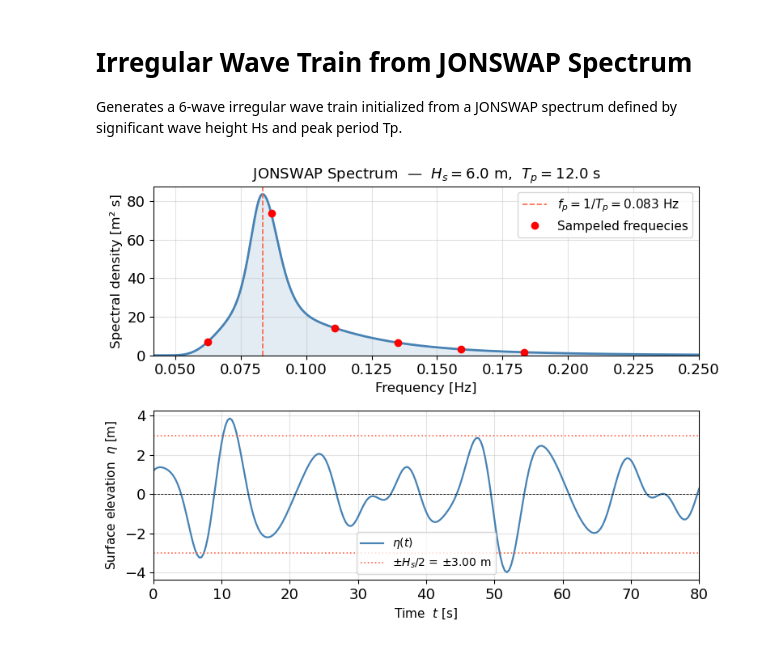
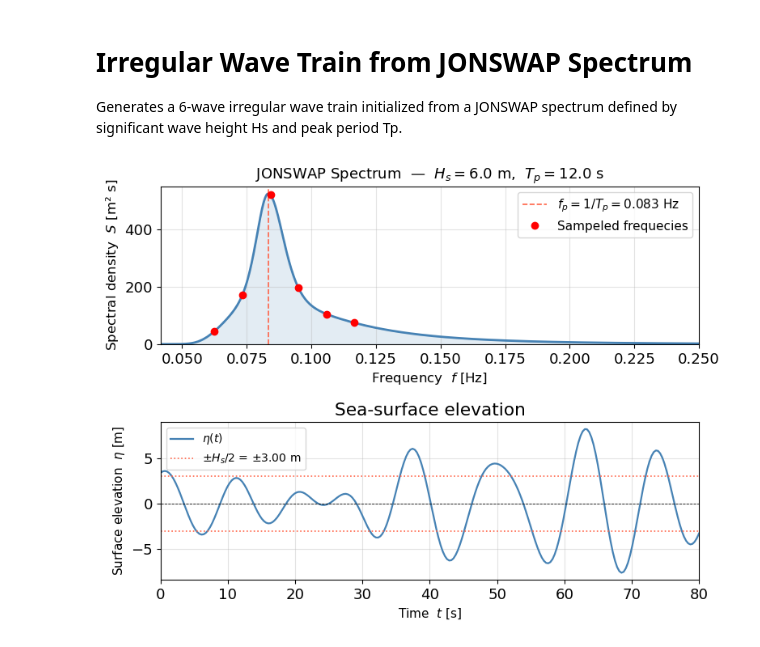
Before and after one commit to JulianEngel1999/FSI_Assignment_2, a Jupyter notebook: wave_analysis.ipynb, the cells around one changed output. Saved outputs shown, nothing was run; the diff lists cells and outputs as text; code cells hidden in the pictures.

Commit message:
irregular wave completed

```diff
--- a/wave_analysis.ipynb
+++ b/wave_analysis.ipynb
@@ -16,15 +17,15 @@ fp = 1/Tp
 # %%
-# Jonswap specturm
 def jonswap(f, Hs, Tp, gamma=3.3):
     """
     JONSWAP wave spectrum E(f) [m² s].
     """
     fp = 1.0 / Tp
     alpha = 0.0624 / (0.230 + 0.0336*gamma - 0.185*(1.9 + gamma)**-1)
-    sigma = np.where(f <= fp, 0.07, 0.09)
-    r = np.exp(-0.5 * ((f - fp) / (sigma * fp))**2)
-    S = (alpha * Hs**2 * fp**4 * f**-5
-         * np.exp(-1.25 * (fp / f)**4)
+    tau = np.where(f <= fp, 0.07, 0.09)
+    r = np.exp(-(f - fp)**2 / (2* tau**2 * fp**2))
+    S = (2*np.pi * alpha * Hs**2
+         * (f**(-5) / fp**(-4))
+         * np.exp(-5/4 * (f/fp)**(-4))
          * gamma**r)
     return S
 
@@ -38,8 +39,8 @@ ax1 = axes[0]
 ax1.plot(f_plot, S_plot, color="steelblue", lw=2)
 ax1.axvline(fp, color="tomato", lw=1.2, ls="--", label=f"$f_p = 1/T_p = {fp:.3f}$ Hz")
 ax1.fill_between(f_plot, S_plot, alpha=0.15, color="steelblue")
-ax1.set_xlabel("Frequency [Hz]", fontsize=12)
-ax1.set_ylabel("Spectral density [m² s]", fontsize=12)
+ax1.set_xlabel("Frequency  $f$ [Hz]", fontsize=12)
+ax1.set_ylabel("Spectral density  $S$ [m² s]", fontsize=12)
 ax1.set_title(f"JONSWAP Spectrum  —  $H_s = {Hs}$ m,  $T_p = {Tp}$ s", fontsize=13)
 ax1.set_xlim(f_plot[0], f_plot[-1])
 ax1.set_ylim(bottom=0)
@@ -47,8 +48,8 @@ ax1.grid(True, alpha=0.35)
 
 # Sampleing frequecies
 N = 6
-freqs_samp = np.linspace(0.75 * fp, 2.2 * fp, N)
-omegas = 2 * np.pi * freqs_samp
+freqs_samp = np.linspace(0.75 * fp, 1.4 * fp, N)
+omegas_samp = 2 * np.pi * freqs_samp
 df = freqs_samp[1] - freqs_samp[0]
 S_samp = jonswap(freqs_samp, Hs, Tp)
 
@@ -56,34 +57,35 @@ ax1.plot(freqs_samp, S_samp, 'ro', label='Sampeled frequecies')
 ax1.legend(fontsize=11)
 
 # Time series
 T_max = 1.0 / freqs_samp[0]                    # Longest wave period [s]
 t_end = 5 * T_max
-dt = T_max / 50                           # ≥50 points per longest wave
+dt = T_max / 50                                # ≥50 points per longest wave
 t = np.arange(0, t_end + dt, dt)
 
 # Regular waves
 amplitudes = amplitudes = np.sqrt(2 * S_samp * df)
-np.random.seed(42)
+np.random.seed(6)
 phases = np.random.uniform(0, 2 * np.pi, N)
 
 # Sea-surface elevation
 eta = np.zeros_like(t)
-for A, omega, phi in zip(amplitudes, omegas, phases):
+for A, omega, phi in zip(amplitudes, omegas_samp, phases):
     eta += A * np.cos(omega * t + phi)
 
 ax2 = axes[1]
 ax2.plot(t, eta, color="steelblue", lw=1.6, label=r"$\eta(t)$")
 ax2.axhline(0, color="k", lw=0.6, ls="--")
 ax2.axhline( Hs / 2,  color="tomato",  lw=1.2, ls=":", label=f"±$H_s$/2 = ±{Hs/2:.2f} m")
 ax2.axhline(-Hs / 2,  color="tomato",  lw=1.2, ls=":")
 ax2.set_xlabel("Time  $t$ [s]", fontsize=11)
 ax2.set_ylabel("Surface elevation  $\\eta$ [m]", fontsize=11)
+ax2.set_title("Sea-surface elevation")
 ax2.set_xlim(t[0], t[-1])
 ax2.legend(fontsize=10)
 ax2.grid(True, alpha=0.35)
 
 plt.tight_layout()
 plt.savefig("figures/jonswap_spectrum.png", dpi=150, bbox_inches="tight");
 plt.show()
 # %% [output]
-[figure, old version]
+[figure, new version]
```
Also changed, not shown: parts of 3 cells of this notebook, 2 other files.
